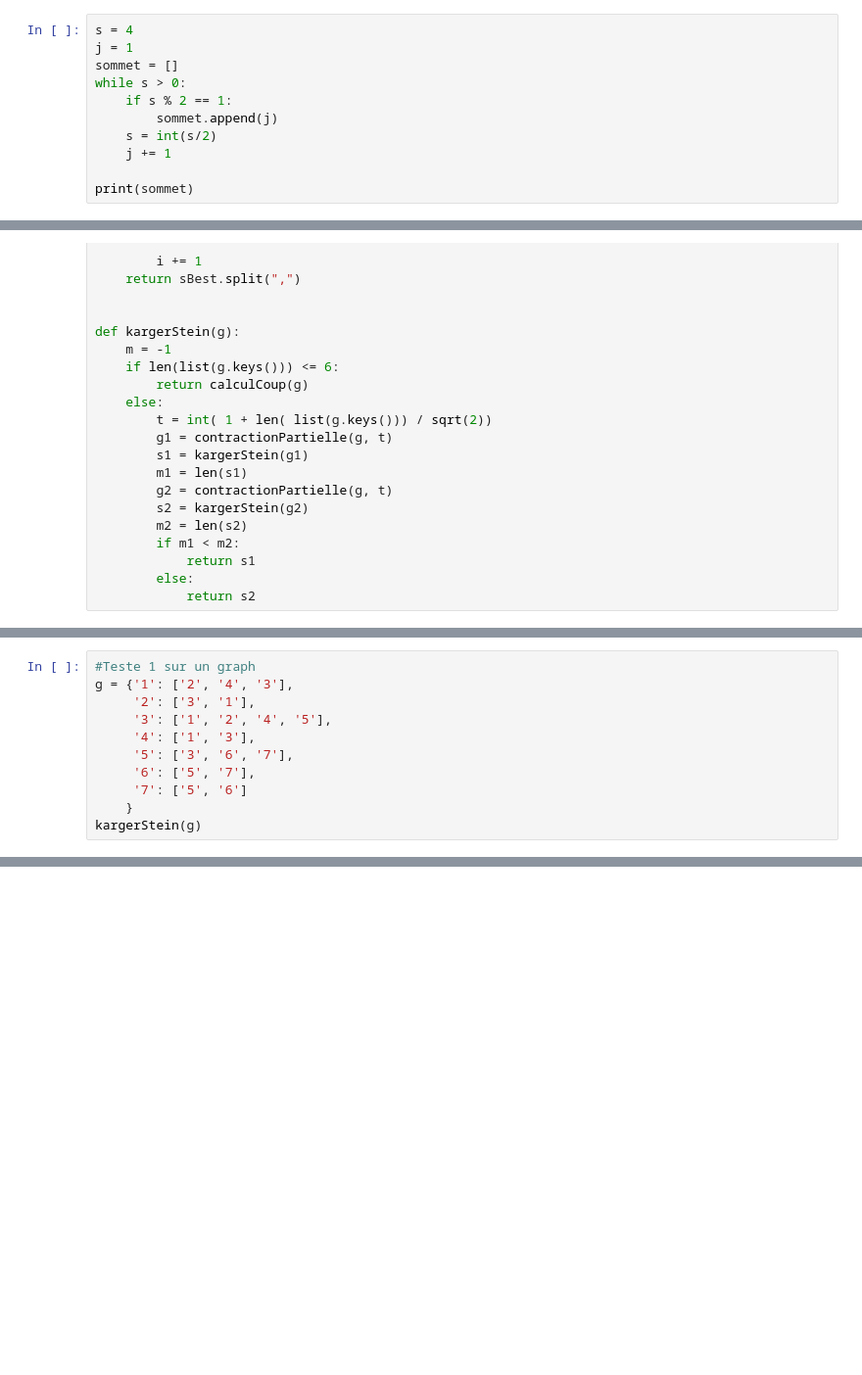
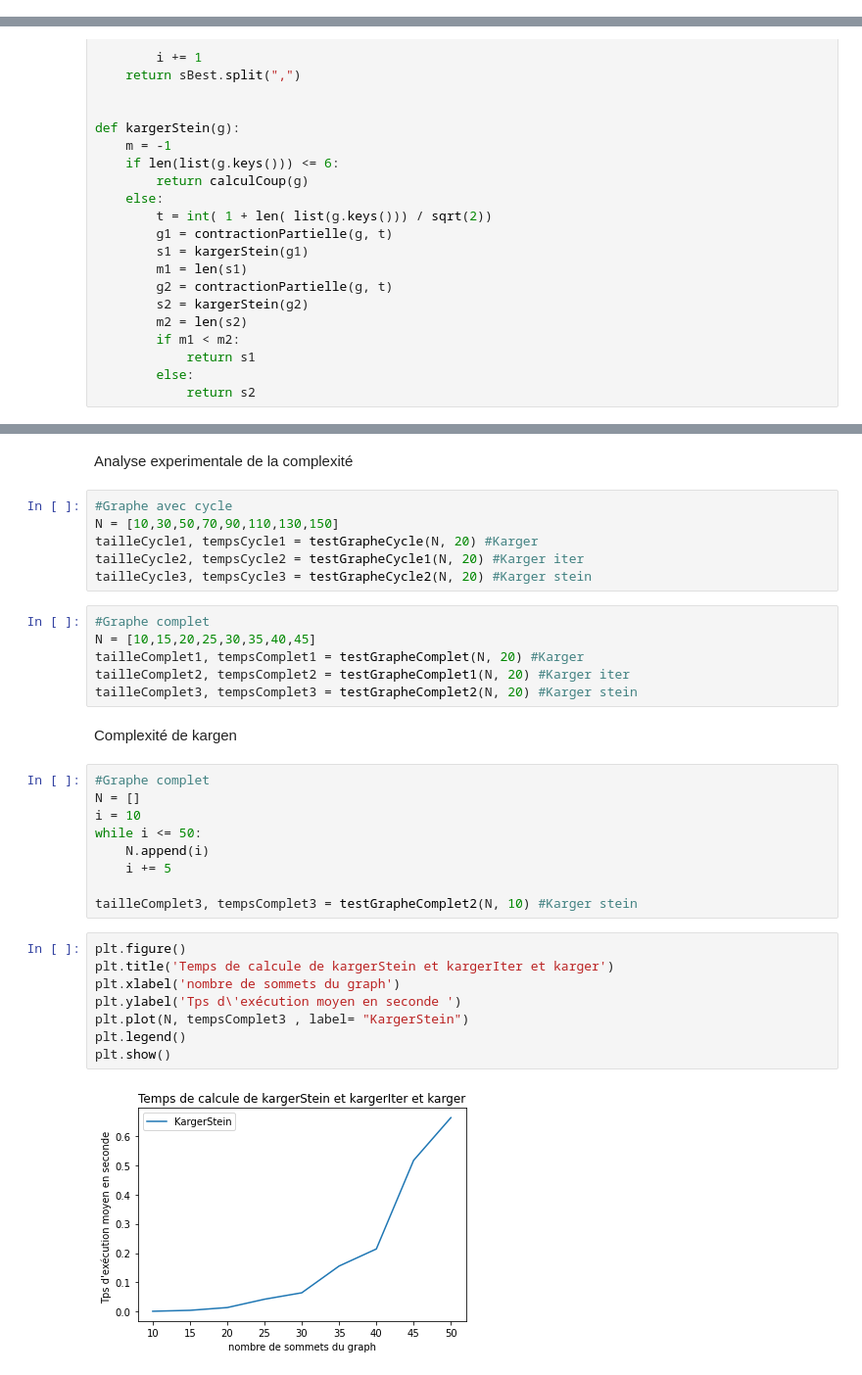
Before and after one commit to RoxaneC/M1-COMPLEX-Projet, a Jupyter notebook: Exo3.ipynb, the cells around one changed output, grey strips where cells are left out. Shown: that part at 98% size. Saved outputs shown, nothing was run; the diff lists cells and outputs as text; blank space fills up the shorter version.

```diff
--- a/Exo3.ipynb
+++ b/Exo3.ipynb
@@ -559,11 +251,0 @@ plt.plot(np.log(taille1), np.log(temps1))
-# %%
-s = 4
-j = 1
-sommet = []
-while s > 0:
-    if s % 2 == 1:
-        sommet.append(j)
-    s = int(s/2)
-    j += 1
-
-print(sommet)
@@ -645,11 +403,0 @@ def kargerStein(g):
-# %%
-#Teste 1 sur un graph
-g = {'1': ['2', '4', '3'],
-     '2': ['3', '1'],
-     '3': ['1', '2', '4', '5'],
-     '4': ['1', '3'],
-     '5': ['3', '6', '7'],
-     '6': ['5', '7'],
-     '7': ['5', '6']
-    }
-kargerStein(g)
@@ -661,0 +483,35 @@ sorted(kargerStein(graphe1.copy()))
+# %% [markdown]
+Analyse experimentale de la complexité
+# %%
+#Graphe avec cycle
+N = [10,30,50,70,90,110,130,150]
+tailleCycle1, tempsCycle1 = testGrapheCycle(N, 20) #Karger
+tailleCycle2, tempsCycle2 = testGrapheCycle1(N, 20) #Karger iter
+tailleCycle3, tempsCycle3 = testGrapheCycle2(N, 20) #Karger stein
+# %%
+#Graphe complet
+N = [10,15,20,25,30,35,40,45]
+tailleComplet1, tempsComplet1 = testGrapheComplet(N, 20) #Karger
+tailleComplet2, tempsComplet2 = testGrapheComplet1(N, 20) #Karger iter
+tailleComplet3, tempsComplet3 = testGrapheComplet2(N, 20) #Karger stein
+# %% [markdown]
+Complexité de kargen
+# %%
+#Graphe complet
+N = []
+i = 10
+while i <= 50:
+    N.append(i)
+    i += 5
+
+tailleComplet3, tempsComplet3 = testGrapheComplet2(N, 10) #Karger stein
+# %%
+plt.figure()
+plt.title('Temps de calcule de kargerStein et kargerIter et karger')
+plt.xlabel('nombre de sommets du graph')
+plt.ylabel('Tps d\'exécution moyen en seconde ')
+plt.plot(N, tempsComplet3 , label= "KargerStein")
+plt.legend()
+plt.show()
+# %% [output]
+[figure, added]
```
Also changed, not shown: parts of 80 cells of this notebook, 1 other file.
